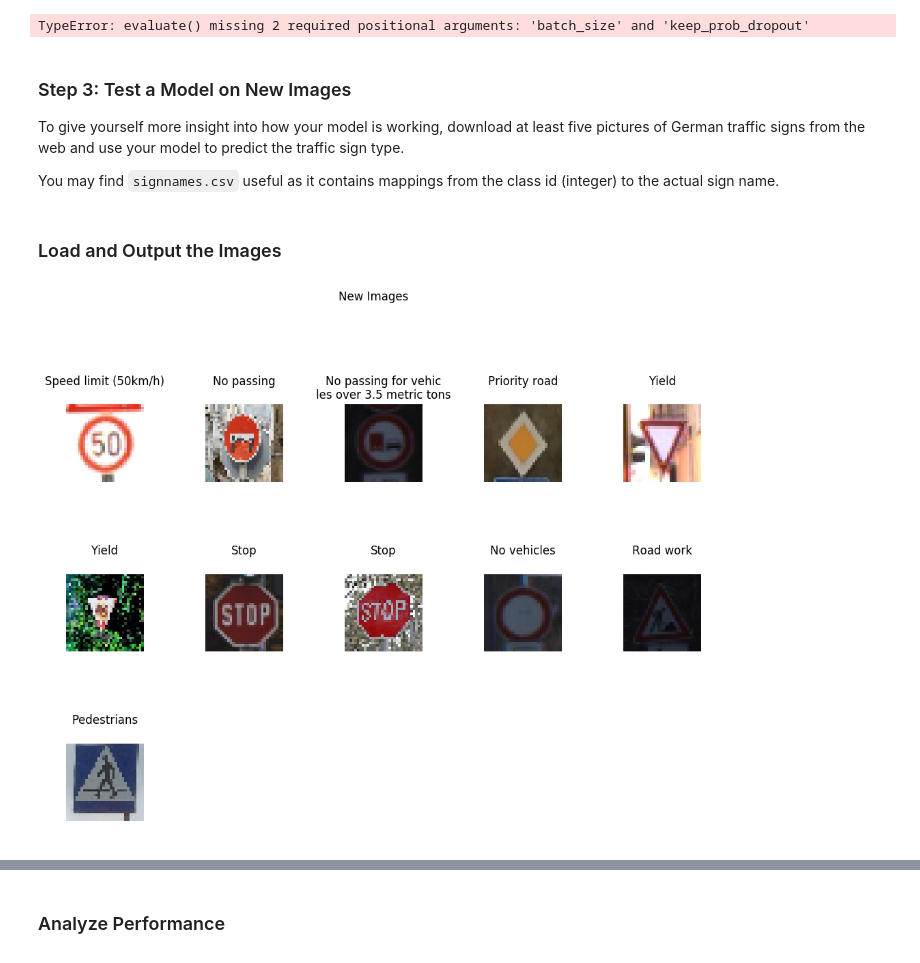
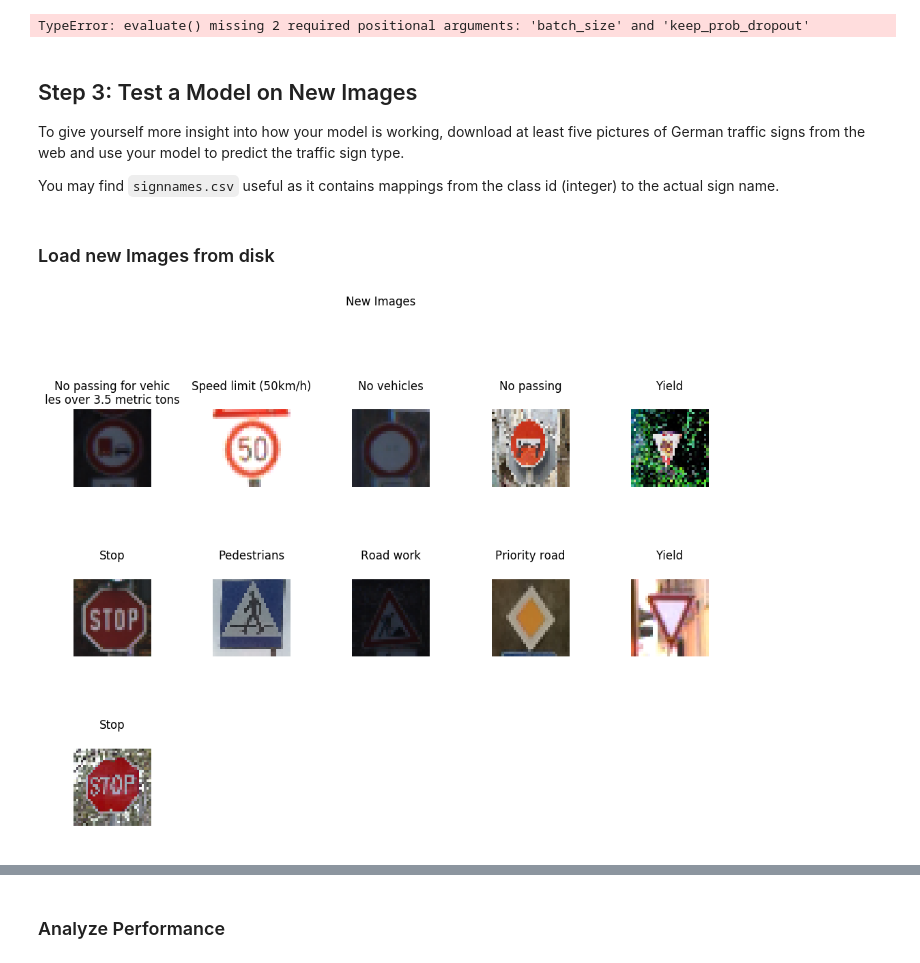
Before and after one commit to cristianku/CarND-Traffic-Sign-Classifier-Project, a Jupyter notebook: Traffic_Sign_Classifier.ipynb, the cells around one changed output, grey strips where cells are left out. Drawn from its saved outputs; the diff is of its cells as text; code cells hidden in the pictures.

```diff
--- a/Traffic_Sign_Classifier.ipynb
+++ b/Traffic_Sign_Classifier.ipynb
@@ -593,13 +616,13 @@ with tf.Session() as sess:
 # %% [output]
 TypeError: evaluate() missing 2 required positional arguments: 'batch_size' and 'keep_prob_dropout'
 # %% [markdown]
-### Step 3: Test a Model on New Images
+## Step 3: Test a Model on New Images
 
 To give yourself more insight into how your model is working, download at least five pictures of German traffic signs from the web and use your model to predict the traffic sign type.
 
 You may find `signnames.csv` useful as it contains mappings from the class id (integer) to the actual sign name.
 # %% [markdown]
-### Load and Output the Images
+### Load new Images from disk
 # %%
 ### Load the images and plot them here.
 ### Feel free to use as many code cells as needed.
@@ -609,40 +632,41 @@ import os
 import cv2
 
 new_images_labels = []
-new_images = []
+new_images_ori = []
 
 plt.figure(figsize=(12, 15))
 filelist = os.listdir('german_traffic_signs_images')
 i = 0
 for fname in filelist:
     if fname.endswith(".ppm") or fname.endswith(".jpeg") or fname.endswith(".jpg") or fname.endswith(".png"):
       i += 1
       image = cv2.imread('german_traffic_signs_images'+'/'+ fname)
       image = cv2.cvtColor(image, cv2.COLOR_BGR2RGB) # cv2 reads in BGR format
       image = cv2.resize(image, (32, 32))
 
       image_array = np.expand_dims(np.array(image), axis=0)
-      if  len(new_images) == 0:
-         new_images = image_array
+      if  len(new_images_ori) == 0:
+        new_images_ori = image_array
       else:
-        new_images = np.concatenate((new_images, image_array), axis = 0 )
+        new_images_ori = np.concatenate((new_images_ori, image_array), axis = 0 )
+
       new_images_labels = np.append( new_images_labels, int(fname[0:2]))
 
       plt.subplot(5, 5, i)
       plt.axis('off')
       class_name = signnames[int(fname[0:2])][1]
       plt.title(class_name[0:20] + '\n' +class_name[20:] )
       plt.imshow(image)
 
 left  = 0.125  # the left side of the subplots of the figure
 right = 0.9    # the right side of the subplots of the figure
 bottom = 0.1   # the bottom of the subplots of the figure
 top = 0.9      # the top of the subplots of the figure
 wspace = 0.8   # the amount of width reserved for blank space between subplots
 hspace = 0.2   # the amount of height reserved for white space between subplots
 
 plt.subplots_adjust(left=left, bottom=bottom, right=right, top=top, wspace=wspace, hspace=hspace)
 plt.suptitle('New Images')
 plt.show()
 # %% [output]
-[figure, old version]
+[figure, new version]
```
Also changed, not shown: parts of 19 cells of this notebook, 8 other files.
